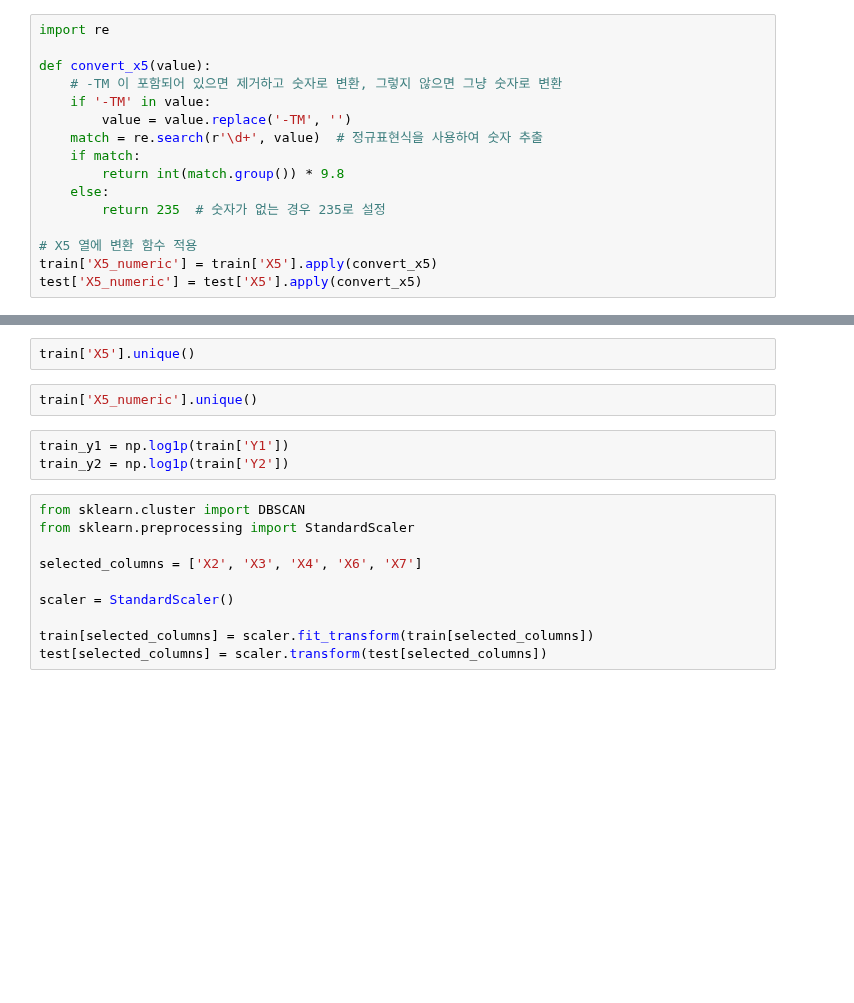
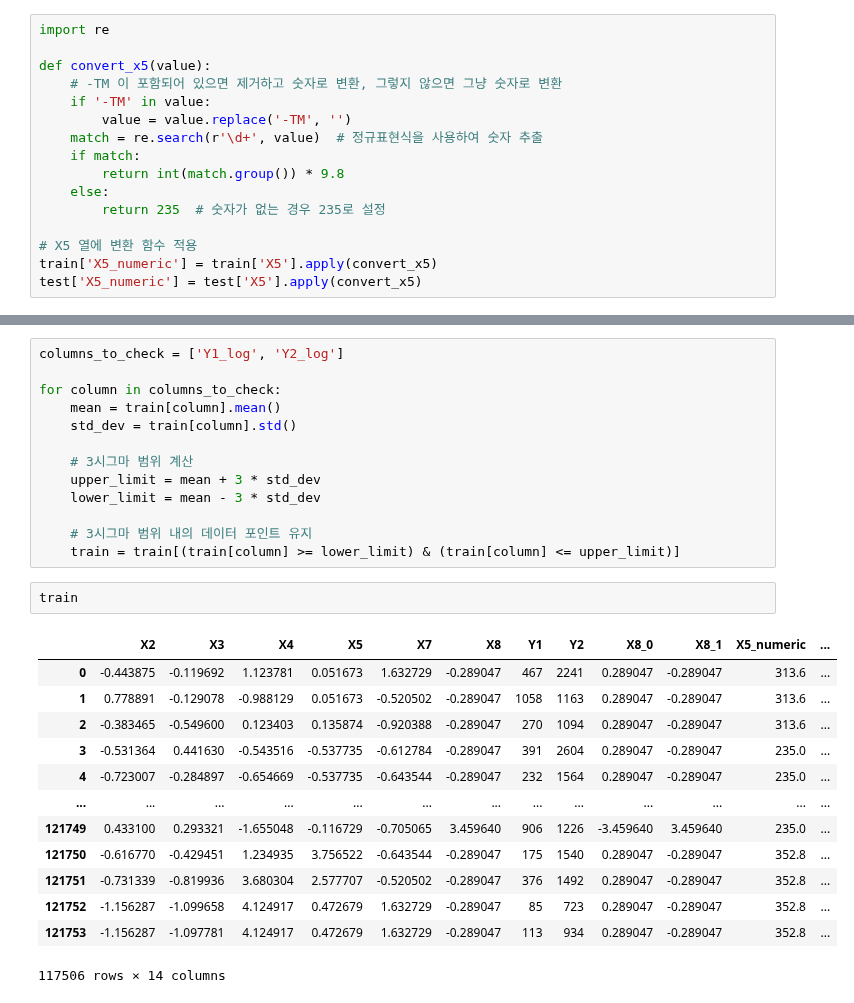
Before and after one commit to dlwls22/Hyundai_DT, a Jupyter notebook: CNC2.ipynb, the cells around one changed output, grey strips where cells are left out. Drawn from its saved outputs; the diff is of its cells as text; blank space fills up the shorter version.

```diff
--- a/CNC2.ipynb
+++ b/CNC2.ipynb
@@ -71,18 +167,30 @@ test['X5_numeric'] = test['X5'].apply(convert_x5)
+# %%
+columns_to_check = ['Y1_log', 'Y2_log']
+
+for column in columns_to_check:
+    mean = train[column].mean()
+    std_dev = train[column].std()
+
+    # 3시그마 범위 계산
+    upper_limit = mean + 3 * std_dev
+    lower_limit = mean - 3 * std_dev
+
+    # 3시그마 범위 내의 데이터 포인트 유지
+    train = train[(train[column] >= lower_limit) & (train[column] <= upper_limit)]
 # %%
-train['X5'].unique()
+train
+# %% [output]
+|  | X2 | X3 | X4 | X5 | X7 | X8 | Y1 | Y2 | X8_0 | X8_1 | X5_numeric | ... |
+| 0 | -0.443875 | -0.119692 | 1.123781 | 0.051673 | 1.632729 | -0.289047 | 467 | 2241 | 0.289047 | -0.289047 | 313.6 | ... |
+| 1 | 0.778891 | -0.129078 | -0.988129 | 0.051673 | -0.520502 | -0.289047 | 1058 | 1163 | 0.289047 | -0.289047 | 313.6 | ... |
+| 2 | -0.383465 | -0.549600 | 0.123403 | 0.135874 | -0.920388 | -0.289047 | 270 | 1094 | 0.289047 | -0.289047 | 313.6 | ... |
+| 3 | -0.531364 | 0.441630 | -0.543516 | -0.537735 | -0.612784 | -0.289047 | 391 | 2604 | 0.289047 | -0.289047 | 235.0 | ... |
+| 4 | -0.723007 | -0.284897 | -0.654669 | -0.537735 | -0.643544 | -0.289047 | 232 | 1564 | 0.289047 | -0.289047 | 235.0 | ... |
+| ... | ... | ... | ... | ... | ... | ... | ... | ... | ... | ... | ... | ... |
+| 121749 | 0.433100 | 0.293321 | -1.655048 | -0.116729 | -0.705065 | 3.459640 | 906 | 1226 | -3.459640 | 3.459640 | 235.0 | ... |
+| 121750 | -0.616770 | -0.429451 | 1.234935 | 3.756522 | -0.643544 | -0.289047 | 175 | 1540 | 0.289047 | -0.289047 | 352.8 | ... |
+| 121751 | -0.731339 | -0.819936 | 3.680304 | 2.577707 | -0.520502 | -0.289047 | 376 | 1492 | 0.289047 | -0.289047 | 352.8 | ... |
+| 121752 | -1.156287 | -1.099658 | 4.124917 | 0.472679 | 1.632729 | -0.289047 | 85 | 723 | 0.289047 | -0.289047 | 352.8 | ... |
+| 121753 | -1.156287 | -1.097781 | 4.124917 | 0.472679 | 1.632729 | -0.289047 | 113 | 934 | 0.289047 | -0.289047 | 352.8 | ... |
+117506 rows × 14 columns
-# %%
-train['X5_numeric'].unique()
-# %%
-train_y1 = np.log1p(train['Y1'])
-train_y2 = np.log1p(train['Y2'])
-# %%
-from sklearn.cluster import DBSCAN
-from sklearn.preprocessing import StandardScaler
-
-selected_columns = ['X2', 'X3', 'X4', 'X6', 'X7']
-
-scaler = StandardScaler()
-
-train[selected_columns] = scaler.fit_transform(train[selected_columns])
-test[selected_columns] = scaler.transform(test[selected_columns])
 # %%
```
Also changed, not shown: parts of 22 cells of this notebook.
